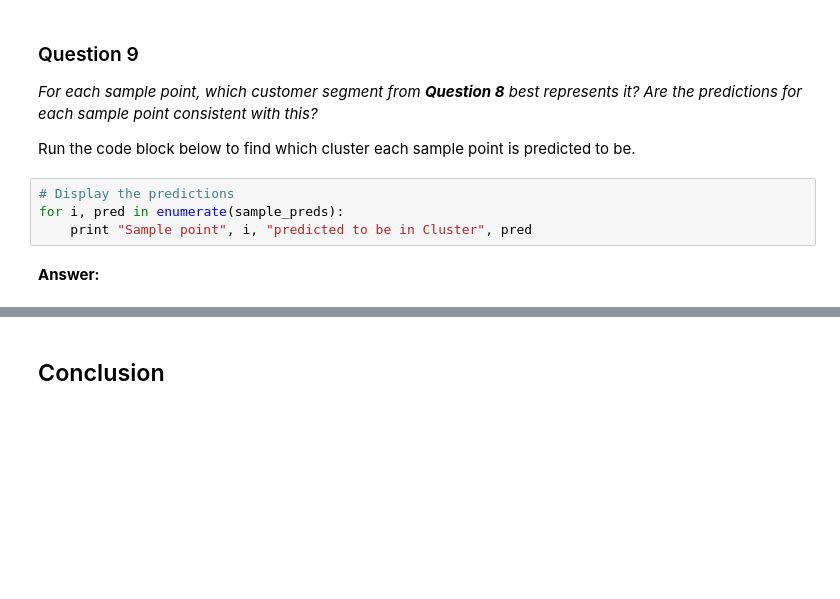
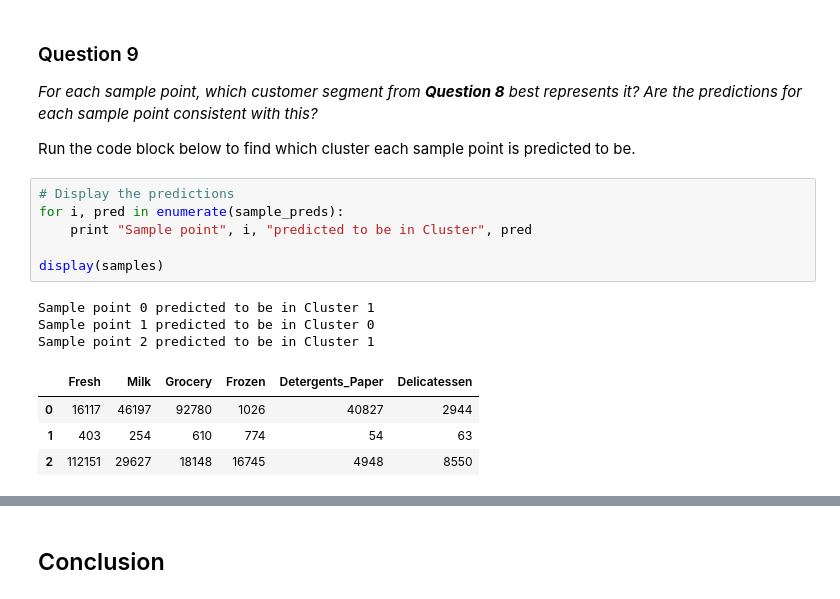
Before and after one commit to allanbreyes/udacity, a Jupyter notebook: customer_segments.ipynb, the cells around one changed output, grey strips where cells are left out. Saved outputs shown, nothing was run; the diff lists cells and outputs as text; blank space fills up the shorter version.

```diff
--- a/customer_segments.ipynb
+++ b/customer_segments.ipynb
@@ -454,6 +503,14 @@ Run the code block below to find which cluster each sample point is predicted to
 # %%
 # Display the predictions
 for i, pred in enumerate(sample_preds):
     print "Sample point", i, "predicted to be in Cluster", pred
+
+display(samples)
+# %% [output]
+Sample point 0 predicted to be in Cluster 1
+Sample point 1 predicted to be in Cluster 0
+Sample point 2 predicted to be in Cluster 1
+|  | Fresh | Milk | Grocery | Frozen | Detergents_Paper | Delicatessen |
+| 0 | 16117 | 46197 | 92780 | 1026 | 40827 | 2944 |
+| 1 | 403 | 254 | 610 | 774 | 54 | 63 |
+| 2 | 112151 | 29627 | 18148 | 16745 | 4948 | 8550 |
-# %% [markdown]
-**Answer:**
```
Also changed, not shown: parts of 19 cells of this notebook.
